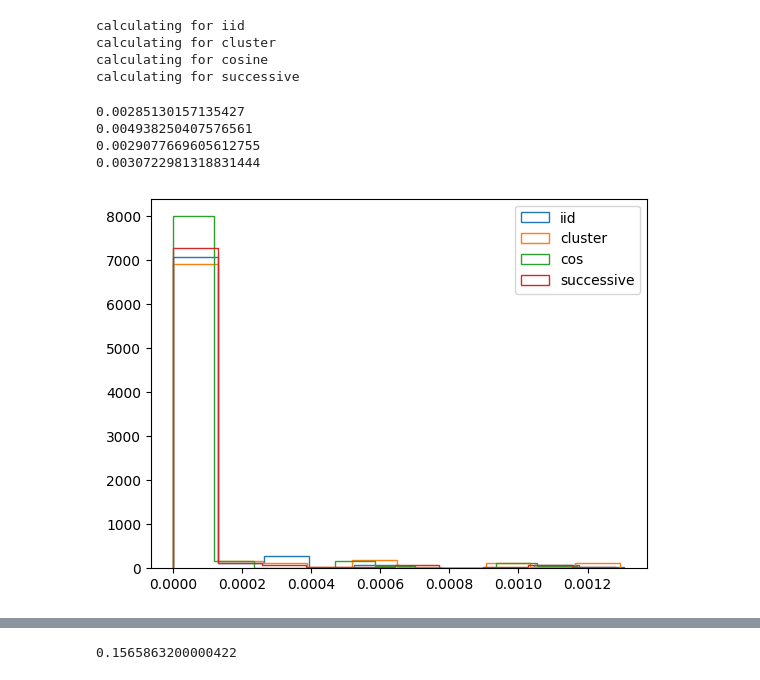
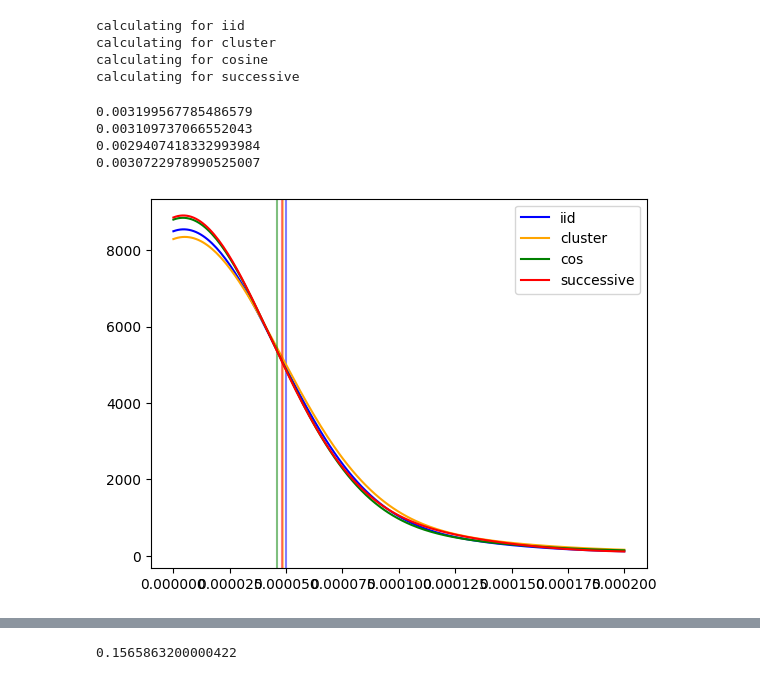
Before and after one commit to yy214/cluster-for-opt, a Jupyter notebook: clustering_for_opt.ipynb, the cells around one changed output, grey strips where cells are left out. Cells and saved outputs as stored; diff of their text form; code cells hidden in the pictures.

```diff
--- a/clustering_for_opt.ipynb
+++ b/clustering_for_opt.ipynb
@@ -143,7 +146,7 @@ plt.show()
 # %%
 cluster_sampler = ClusterSampler(dataset, 64, label_processing=logistic_label_01_process)
 for i in range(cluster_sampler.cluster_count):
-    selected = compressed_data[cluster_sampler.clusters[i]]
+    selected = compressed_labeled[cluster_sampler.clusters[i]]
     plt.scatter(selected[:,0], selected[:,1])
 # plt.scatter(labeled_data[mask_0,0], labeled_data[mask_0,1], color="white", alpha=0.1)
 plt.show()
@@ -154,7 +157,7 @@ from cluster_tools import kmeans_cos_elbow
 
 cosine_cluster_sampler = ClusterSampler(dataset, 64, clustering_method=kmeans_cos_elbow, label_processing=logistic_label_01_process)
 for i in range(cosine_cluster_sampler.cluster_count):
-    selected = compressed_data[cosine_cluster_sampler.clusters[i]]
+    selected = compressed_labeled[cosine_cluster_sampler.clusters[i]]
     plt.scatter(selected[:,0], selected[:,1])
 # plt.scatter(compressed_data[mask_0,0], compressed_data[mask_0,1], color="white", alpha=0.1)
 plt.show()
@@ -256,7 +259,7 @@ from solvers import solve_problem, svrg, COVER, clusterSVRG
 # %%
 from utils import clone_model
 # %%
-NB_EPOCH = 50
+NB_EPOCH = 100
 TIME_LIM = None # 25
 BATCH_SIZE = 64
 
@@ -566,10 +602,12 @@ def histogram(dataloader:DataLoader, full_grad=None, label=None):
         full_grad = np.mean(get_grad(data, labels, model), axis=0)
 
     print("calculating for {}".format(label))
-    for (batch, labels) in dataloader:
-        batch_grads = get_grad(batch, labels, model)
-        res.append(np.sum((np.mean(batch_grads, axis=0) - full_grad)**2))
-    return res[:-1]
+    for _ in range(10):
+        for (batch, labels) in dataloader:
+            batch_grads = get_grad(batch, labels, model)
+            res.append(np.sum((np.mean(batch_grads, axis=0) - full_grad)**2))
+        res.pop()
+    return res
     # plt.hist(res, density=True, label=label, alpha=1, histtype="step")
     # return np.array(res)
 
@@ -585,18 +623,35 @@ calculating for cluster
 calculating for cosine
 calculating for successive
 # %%
-for lab, res in zip(["iid","cluster", "cos", "successive"],
-                    [res_iid, res_cluster, res_cos, res_successive]):
+from scipy.stats import gaussian_kde
+
+
+for lab, res, color in zip(["iid","cluster", "cos", "successive"],
+                    [res_iid, res_cluster, res_cos, res_successive],
+                    ["blue", "orange", "green", "red"]):
+    if len(res) == 1:
+        r = res[0]
+    else:
+        r = res
+    x_vals = np.linspace(0, 0.0002, 200)
+    kde = gaussian_kde(r)
+    y_vals = kde(x_vals)
+
+    plt.plot(x_vals, y_vals, label=lab, color=color)
+    # plt.hist(res, density=True, histtype="step", label=lab)
+
     print(np.mean(res)*BATCH_SIZE)
-    plt.hist(res, density=True, histtype="step", label=lab)
+    plt.axvline(np.mean(res), color=color, alpha=0.5)
+
+
 plt.legend()
 plt.show()
 # %% [output]
-0.00285130157135427
-0.004938250407576561
-0.0029077669605612755
-0.0030722981318831444
+0.003199567785486579
+0.003109737066552043
+0.0029407418332993984
+0.0030722978990525007
-[figure, old version]
+[figure, new version]
 # %%
 def plot_decision_boundary(data, model, label=None):
     w = model.layer.weight.detach().numpy().flatten()
```
Also changed, not shown: parts of 21 cells of this notebook, 17 other files.
